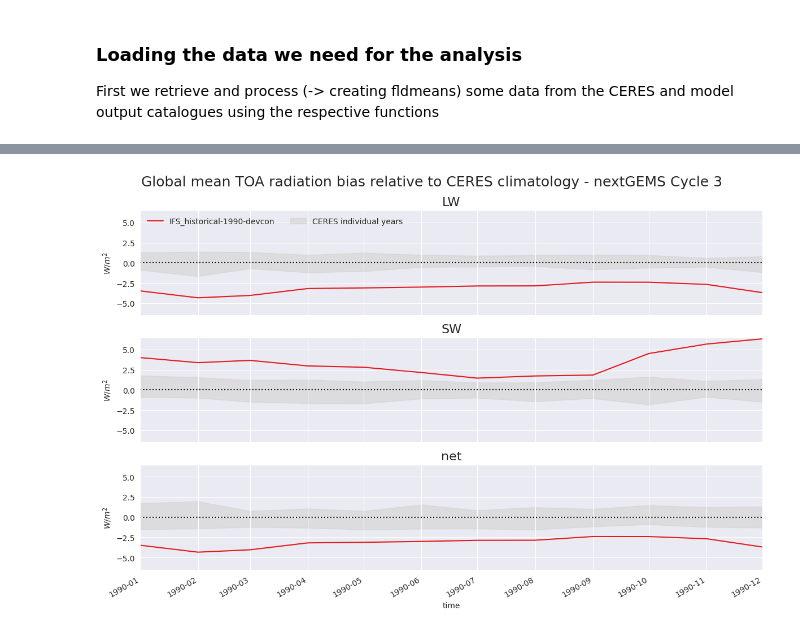
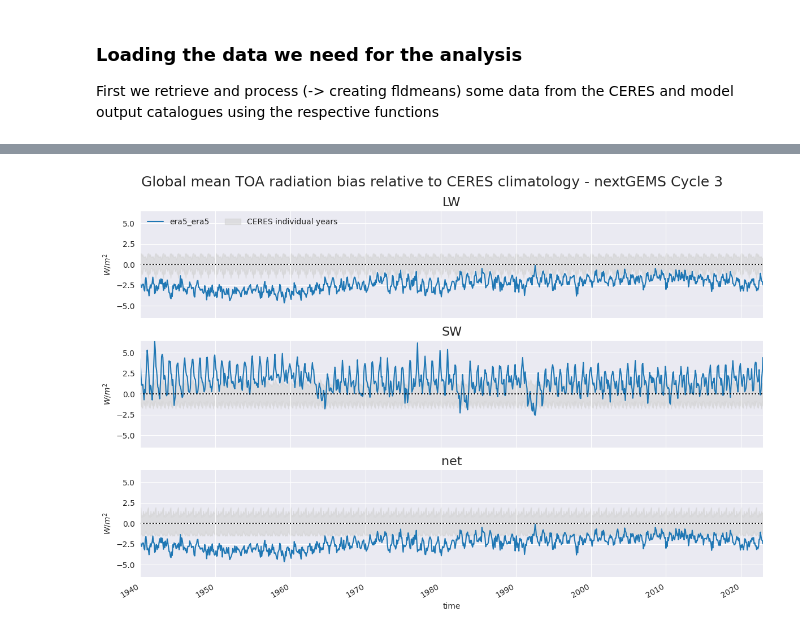
Before and after one commit to Predictia/AQUA, a Jupyter notebook: diagnostics/radiation/notebooks/time_series.ipynb, the cells around one changed output, grey strips where cells are left out. Cells and saved outputs as stored; diff of their text form; code cells hidden in the pictures.

Commit message:
The notebooks are updated for era5 and ceres datasets.

```diff
--- a/diagnostics/radiation/notebooks/time_series.ipynb
+++ b/diagnostics/radiation/notebooks/time_series.ipynb
@@ -18,4 +18,5 @@ else:
     ifs_4km = process_model_data(model =  'IFS' , exp = 'tco2559-ng5-cycle3' , source = 'lra-r100-monthly')
     ifs_9km = process_model_data(model =  'IFS' , exp = 'tco1279-orca025-cycle3' , source = 'lra-r100-monthly')
     icon = process_model_data(model =  'ICON' , exp = 'ngc3028' , source = 'lra-r100-monthly')
-ceres_toa = process_ceres_data(exp = "ebaf-toa41", source = "monthly")
+ceres = process_ceres_data(exp = "ebaf-toa41", source = "monthly")
+era5 = process_model_data(model = 'ERA5', exp = 'era5', source = 'monthly')
@@ -22,8 +28,9 @@ ceres_toa = process_ceres_data(exp = "ebaf-toa41", source = "monthly")
 # %%
 if lumi:
-    models = [ifs_4km]
+    models = [era5]
+    plot_model_comparison_timeseries(models, ceres=ceres)
 else:
     models = [icon, ifs_4km, ifs_9km]
-plot_model_comparison_timeseries(models, ceres=ceres_toa)
+    plot_model_comparison_timeseries(models, ceres=ceres, outputdir='./', outputfig='./')
 # %% [output]
-[figure, old version]
+[figure, new version]
```
Also changed, not shown: parts of 3 cells of this notebook, 1 other file.
